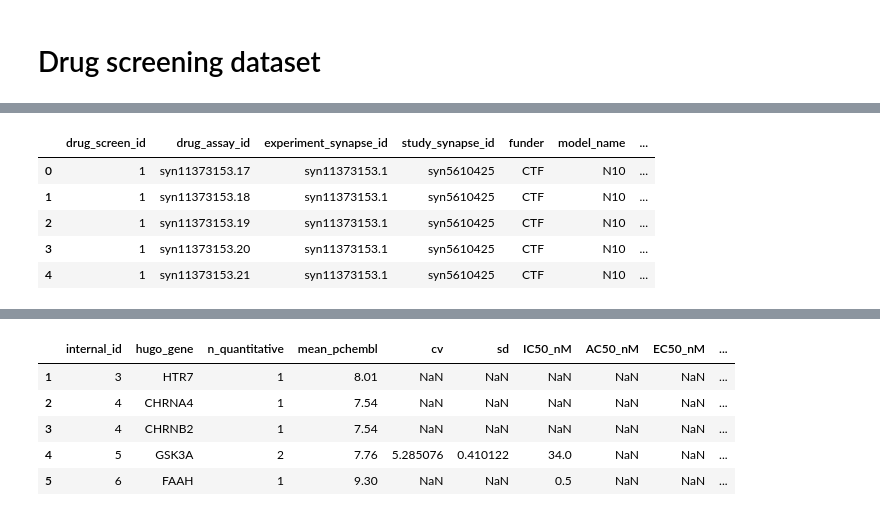
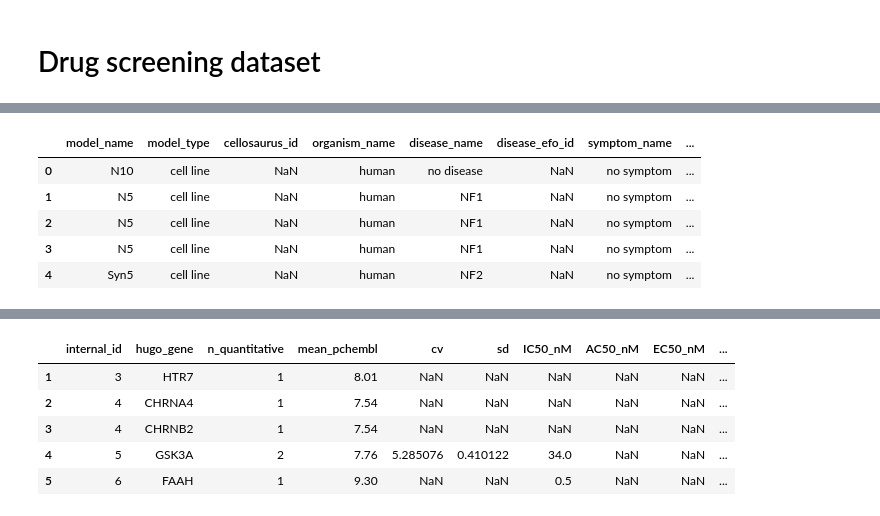
Before and after one commit to CTF-NFHackathon-2020/nf_model, a Jupyter notebook: Drug screening dataset.ipynb, the cells around one changed output, grey strips where cells are left out. Drawn from its saved outputs; the diff is of its cells as text; code cells hidden in the pictures.

```diff
--- a/Drug screening dataset.ipynb
+++ b/Drug screening dataset.ipynb
@@ -21,9 +21,11 @@ data = pd.read_csv(data_path, low_memory=False)
-# %%
-data.head()
-# %% [output]
-|  | drug_screen_id | drug_assay_id | experiment_synapse_id | study_synapse_id | funder | model_name | ... |
-| 0 | 1 | syn11373153.17 | syn11373153.1 | syn5610425 | CTF | N10 | ... |
-| 1 | 1 | syn11373153.18 | syn11373153.1 | syn5610425 | CTF | N10 | ... |
-| 2 | 1 | syn11373153.19 | syn11373153.1 | syn5610425 | CTF | N10 | ... |
-| 3 | 1 | syn11373153.20 | syn11373153.1 | syn5610425 | CTF | N10 | ... |
-| 4 | 1 | syn11373153.21 | syn11373153.1 | syn5610425 | CTF | N10 | ... |
+# %%
+drug_data_path = syn.get("syn20684161").path
+drug_data = pd.read_csv(drug_data_path, low_memory=False)
+pd.DataFrame.head(drug_data)
+# %% [output]
+|  | model_name | model_type | cellosaurus_id | organism_name | disease_name | disease_efo_id | symptom_name | ... |
+| 0 | N10 | cell line | NaN | human | no disease | NaN | no symptom | ... |
+| 1 | N5 | cell line | NaN | human | NF1 | NaN | no symptom | ... |
+| 2 | N5 | cell line | NaN | human | NF1 | NaN | no symptom | ... |
+| 3 | N5 | cell line | NaN | human | NF1 | NaN | no symptom | ... |
+| 4 | Syn5 | cell line | NaN | human | NF2 | NaN | no symptom | ... |
```
Also changed, not shown: parts of 23 cells of this notebook.
